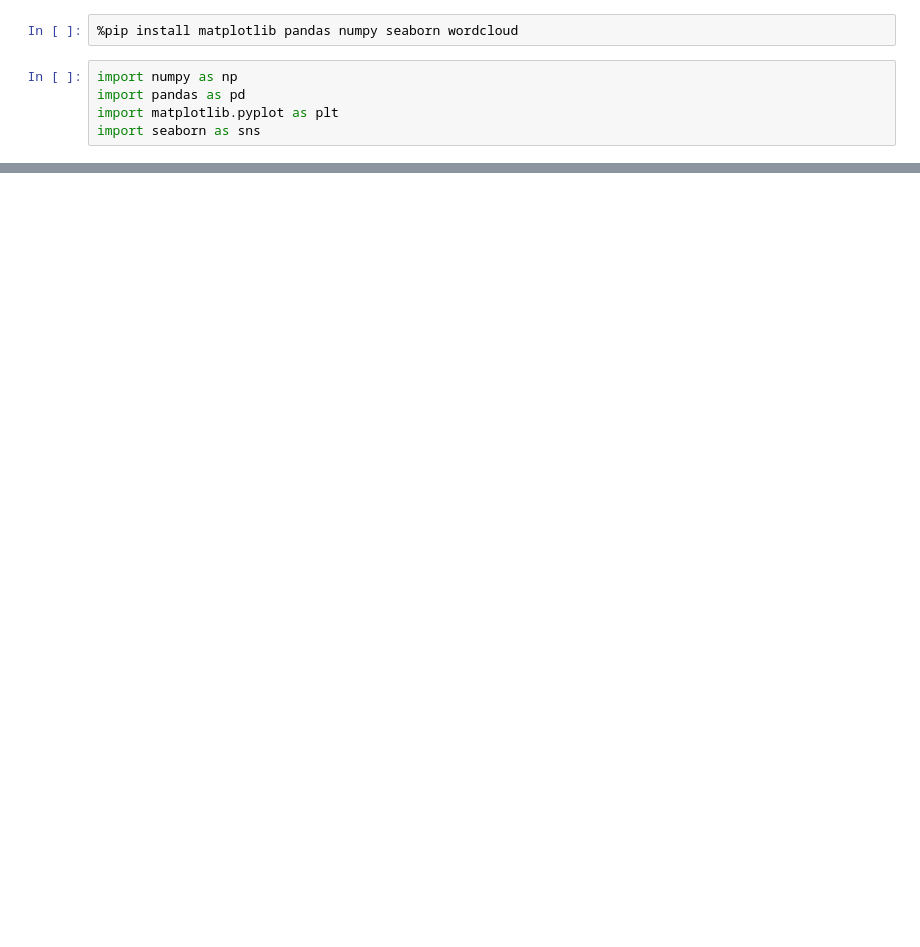
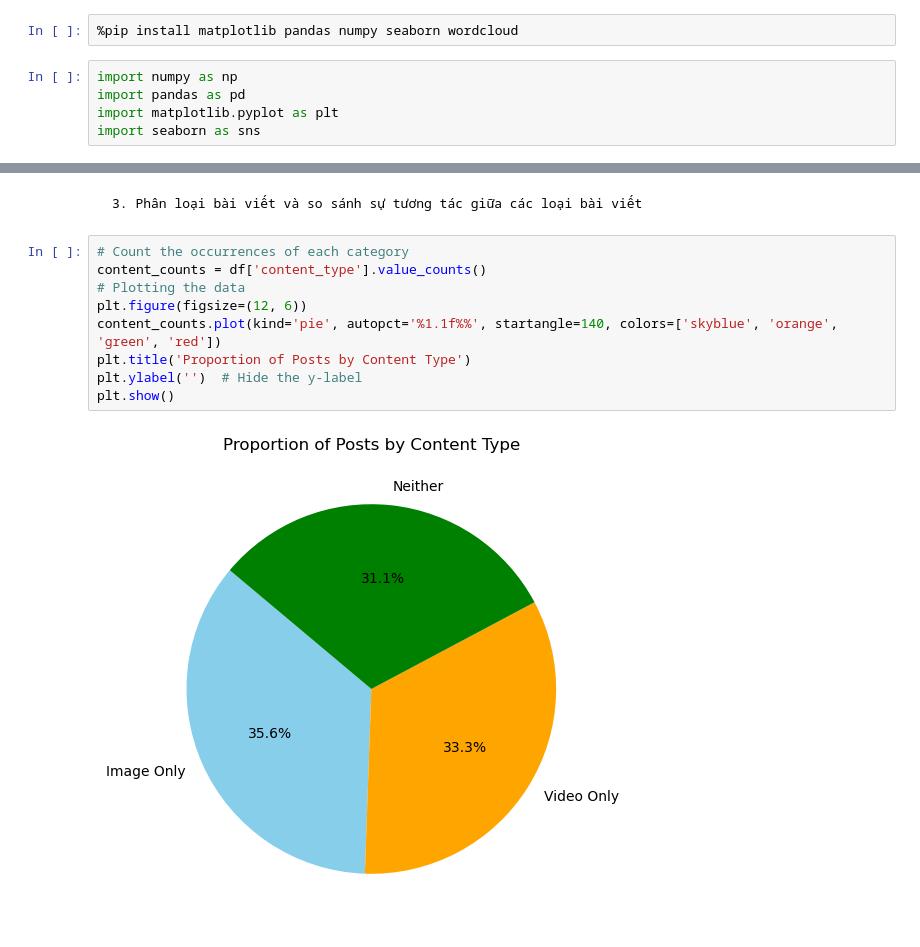
Before and after one commit to ngocnhatAI/data-analysis-report, a Jupyter notebook: Analyze_data.ipynb, the cells around one changed output, grey strips where cells are left out. Drawn from its saved outputs; the diff is of its cells as text; blank space fills up the shorter version.

```diff
--- a/Analyze_data.ipynb
+++ b/Analyze_data.ipynb
@@ -114,0 +60,13 @@ plt.show()
+# %% [markdown]
+    3. Phân loại bài viết và so sánh sự tương tác giữa các loại bài viết
+# %%
+# Count the occurrences of each category
+content_counts = df['content_type'].value_counts()
+# Plotting the data
+plt.figure(figsize=(12, 6))
+content_counts.plot(kind='pie', autopct='%1.1f%%', startangle=140, colors=['skyblue', 'orange', 'green', 'red'])
+plt.title('Proportion of Posts by Content Type')
+plt.ylabel('')  # Hide the y-label
+plt.show()
+# %% [output]
+[figure, added]
```
Also changed, not shown: parts of 39 cells of this notebook, 5 other files.
